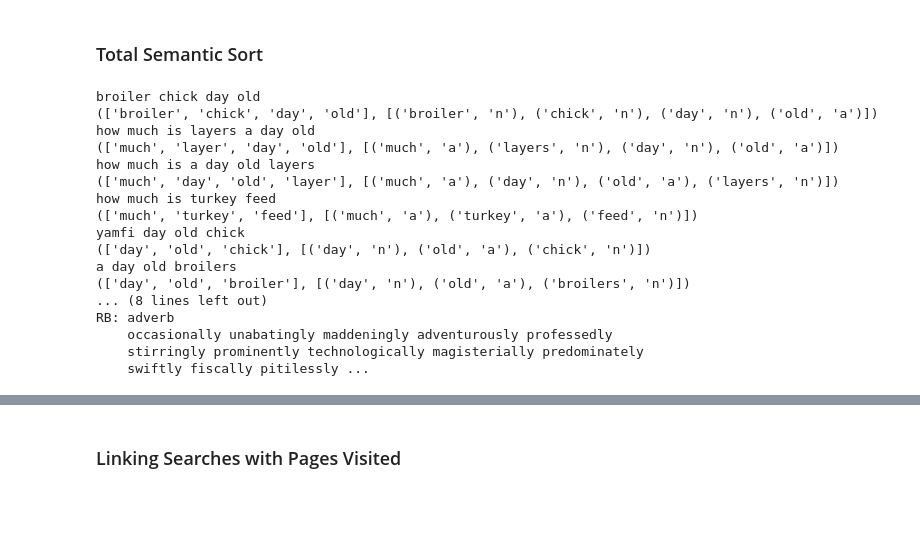
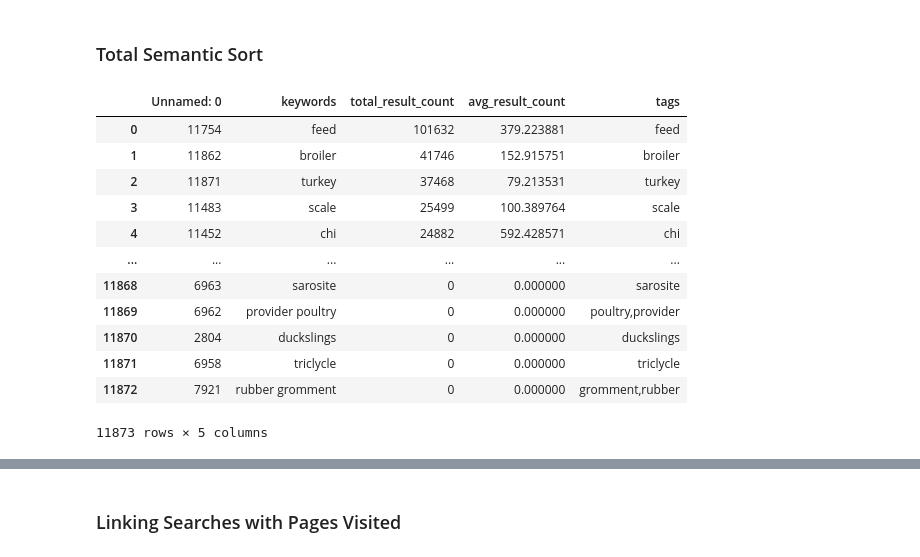
Before and after one commit to ibkAfolabi/AFRIMASH-ANALYTICS, a Jupyter notebook: codes/phase one/search_events_analysis.ipynb, the cells around one changed output, grey strips where cells are left out. Saved outputs shown, nothing was run; the diff lists cells and outputs as text; code cells hidden in the pictures; blank space fills up the shorter version.

```diff
--- a/codes/phase one/search_events_analysis.ipynb
+++ b/codes/phase one/search_events_analysis.ipynb
@@ -93,35 +135,38 @@ def extract_tag(phrase, lemmatizer):
     pos_tag = nltk.pos_tag(tokens) #Find the POS tag of each token
     tags = convert_wordnet_tag(pos_tag)
     lemmatized_tags = lemmatize(lemmatizer, tags)
-    return lemmatized_tags, tags
+    return sorted(lemmatized_tags)
-# %%
-# Dictionary{"key": (result_count, pos_tag)}
-
-lemm = WordNetLemmatizer()
-
-search_phrases = [keyword for keyword in unique_keywords if len(str(keyword).split()) > 3]
-
-for phrase in search_phrases[:10]:
-    print(phrase)
-    tags = extract_tag(phrase, lemm)
-    print(tags)
-nltk.pos_tag(["beautifully"])
-nltk.help.upenn_tagset("RB")
-# %% [output]
-broiler chick day old
-(['broiler', 'chick', 'day', 'old'], [('broiler', 'n'), ('chick', 'n'), ('day', 'n'), ('old', 'a')])
-how much is layers a day old
-(['much', 'layer', 'day', 'old'], [('much', 'a'), ('layers', 'n'), ('day', 'n'), ('old', 'a')])
-how much is a day old layers
-(['much', 'day', 'old', 'layer'], [('much', 'a'), ('day', 'n'), ('old', 'a'), ('layers', 'n')])
-how much is turkey feed
-(['much', 'turkey', 'feed'], [('much', 'a'), ('turkey', 'a'), ('feed', 'n')])
-yamfi day old chick
-(['day', 'old', 'chick'], [('day', 'n'), ('old', 'a'), ('chick', 'n')])
-a day old broilers
-(['day', 'old', 'broiler'], [('day', 'n'), ('old', 'a'), ('broilers', 'n')])
-... (8 lines left out)
-RB: adverb
-    occasionally unabatingly maddeningly adventurously professedly
-    stirringly prominently technologically magisterially predominately
-    swiftly fiscally pitilessly ...
+# %%
+#Tagging all keywords in the dataset
+
+lemm = WordNetLemmatizer() #set instance of wordnet lemmatizer to be used
+
+#load data
+aggr_df = pd.read_csv("aggr_search.csv")
+
+#get keywords from keywords column
+keywords = list(aggr_df["keywords"])
+
+all_tags = [] #Empty list to store tags
+
+for kword in keywords[:]:
+    tags = extract_tag(kword, lemm)
+    all_tags.append(','.join(tags))
+
+#add new column(tags) to assign tags to respective keywords
+aggr_df['tags'] = all_tags
+aggr_df
+# %% [output]
+|  | Unnamed: 0 | keywords | total_result_count | avg_result_count | tags |
+| 0 | 11754 | feed | 101632 | 379.223881 | feed |
+| 1 | 11862 | broiler | 41746 | 152.915751 | broiler |
+| 2 | 11871 | turkey | 37468 | 79.213531 | turkey |
+| 3 | 11483 | scale | 25499 | 100.389764 | scale |
+| 4 | 11452 | chi | 24882 | 592.428571 | chi |
+| ... | ... | ... | ... | ... | ... |
+| 11868 | 6963 | sarosite | 0 | 0.000000 | sarosite |
+| 11869 | 6962 | provider poultry | 0 | 0.000000 | poultry,provider |
+| 11870 | 2804 | duckslings | 0 | 0.000000 | duckslings |
+| 11871 | 6958 | triclycle | 0 | 0.000000 | triclycle |
+| 11872 | 7921 | rubber gromment | 0 | 0.000000 | gromment,rubber |
+11873 rows × 5 columns
```
Also changed, not shown: parts of 9 cells of this notebook, 2 other files.
